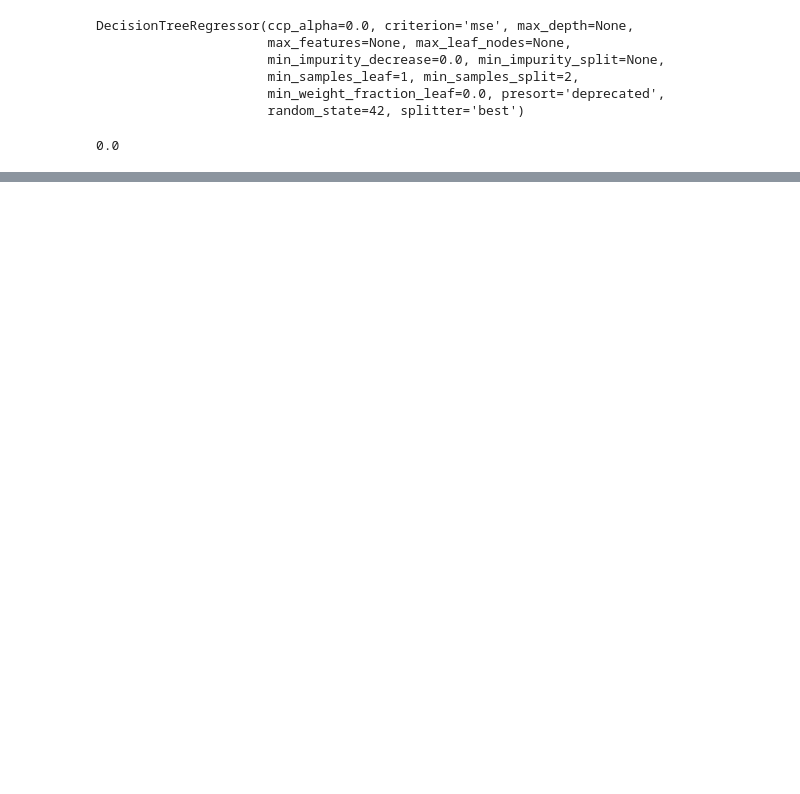
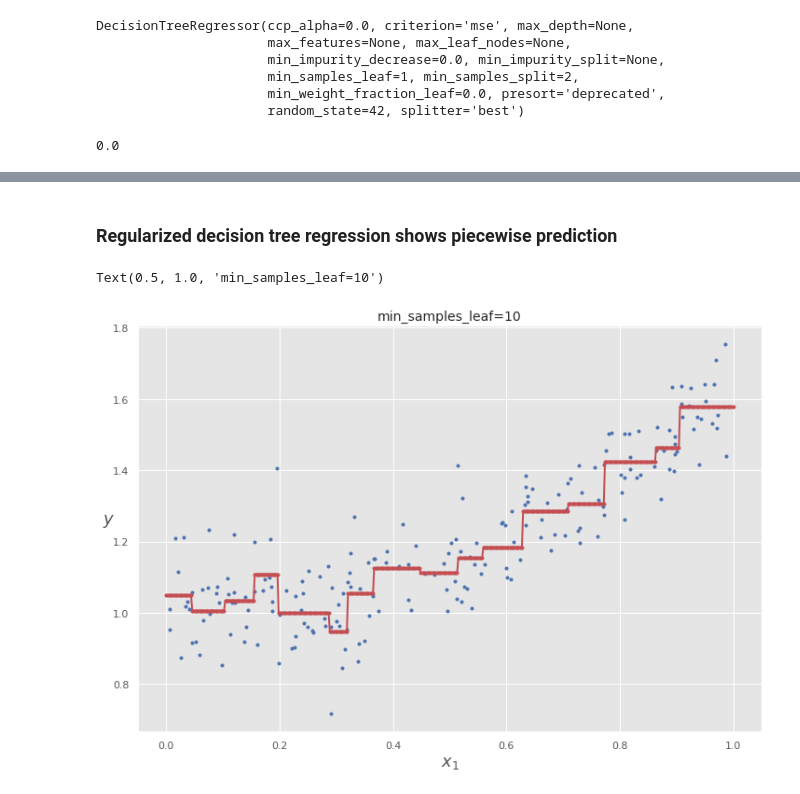
Before and after one commit to wrk1231/DataAnalysis-ML, a Jupyter notebook: Decision Tree.ipynb, the cells around one changed output, grey strips where cells are left out. Cells and saved outputs as stored; diff of their text form; code cells hidden in the pictures; blank space fills up the shorter version.

```diff
--- a/Decision Tree.ipynb
+++ b/Decision Tree.ipynb
@@ -356,0 +375,13 @@ plt.show()
+# %% [markdown]
+### Regularized decision tree regression shows piecewise prediction
+# %%
+fig = plt.figure(figsize=(12,8))
+ax = plt.axes()
+ax.plot(X, y, "b.")
+ax.plot(x1, y_pred_r, "r.-", linewidth=2, label=r"$\hat{y}$")
+ax.set_ylabel("$y$", fontsize=18, rotation=0)
+ax.set_xlabel("$x_1$", fontsize=18)
+ax.set_title("min_samples_leaf={}".format(tree_reg_min10leaf.min_samples_leaf), fontsize=14)
+# %% [output]
+Text(0.5, 1.0, 'min_samples_leaf=10')
+[figure, added]
```
Also changed, not shown: parts of 16 cells of this notebook, 2 other files.
